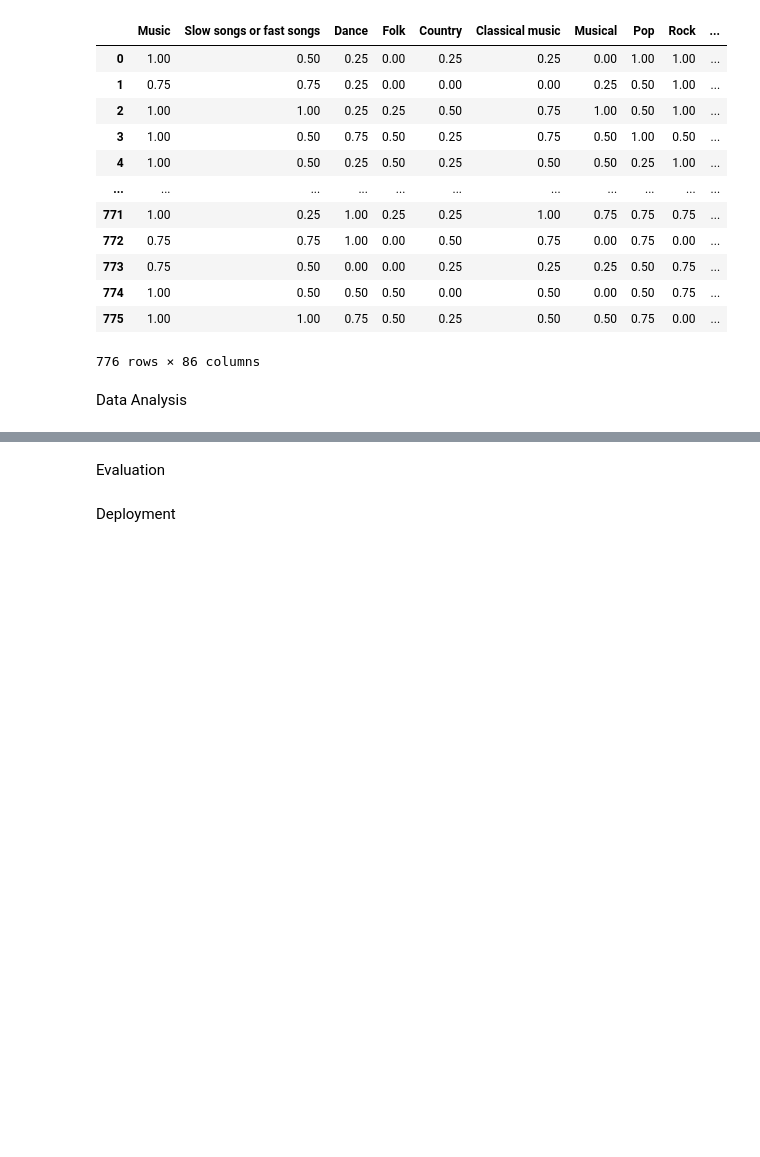
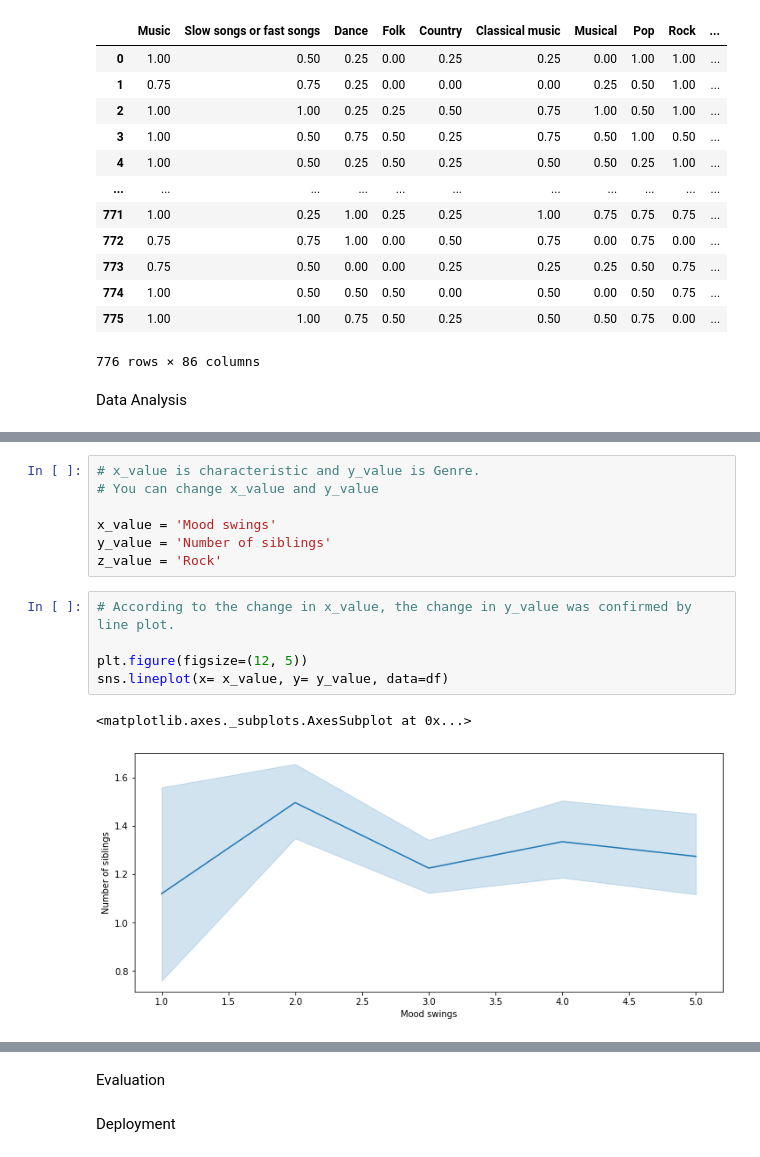
Before and after one commit to Kim1254/2022_termproject_ds, a Jupyter notebook: main.ipynb, the cells around one changed output, grey strips where cells are left out. Saved outputs shown, nothing was run; the diff lists cells and outputs as text; blank space fills up the shorter version.

```diff
--- a/main.ipynb
+++ b/main.ipynb
@@ -388,0 +582,15 @@ Data Analysis
+# %%
+# x_value is characteristic and y_value is Genre.
+# You can change x_value and y_value
+
+x_value = 'Mood swings'
+y_value = 'Number of siblings'
+z_value = 'Rock'
+# %%
+# According to the change in x_value, the change in y_value was confirmed by line plot.
+
+plt.figure(figsize=(12, 5))
+sns.lineplot(x= x_value, y= y_value, data=df)
+# %% [output]
+<matplotlib.axes._subplots.AxesSubplot at 0x...>
+[figure, added]
```
Also changed, not shown: parts of 36 cells of this notebook.
